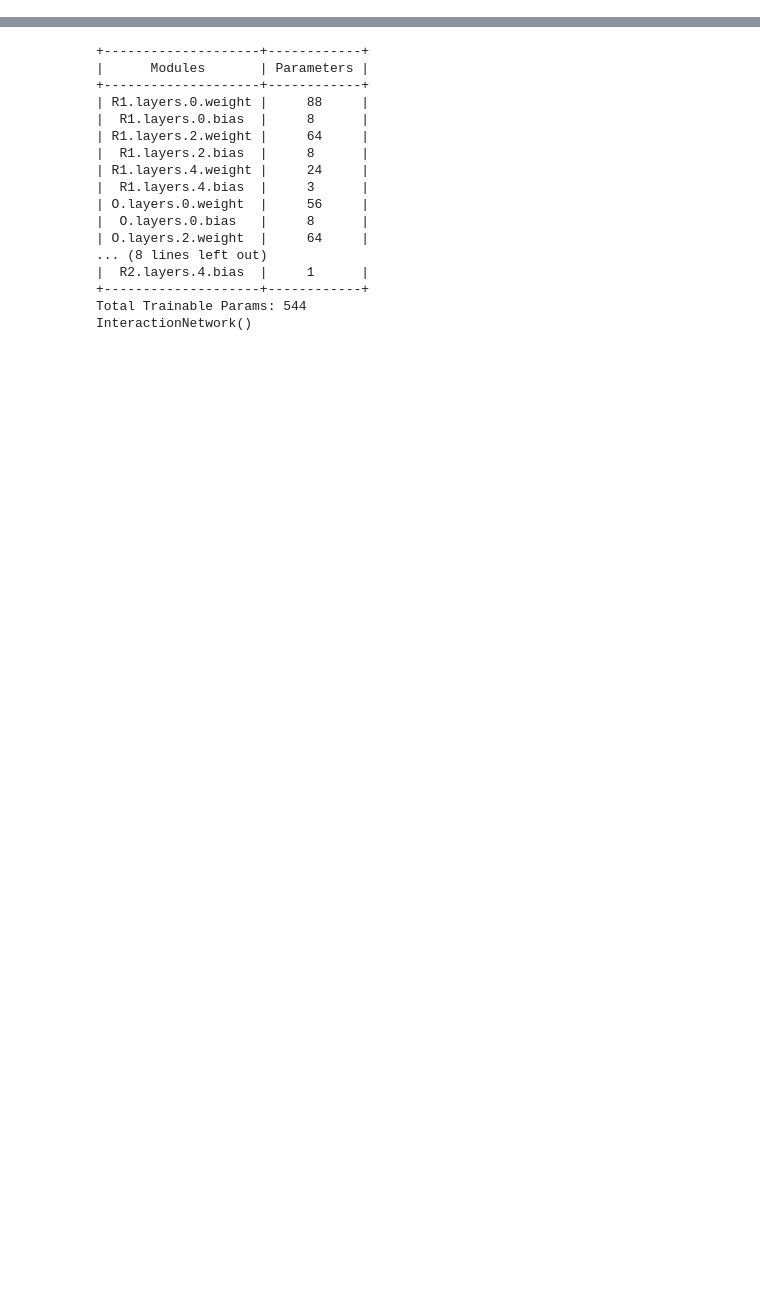
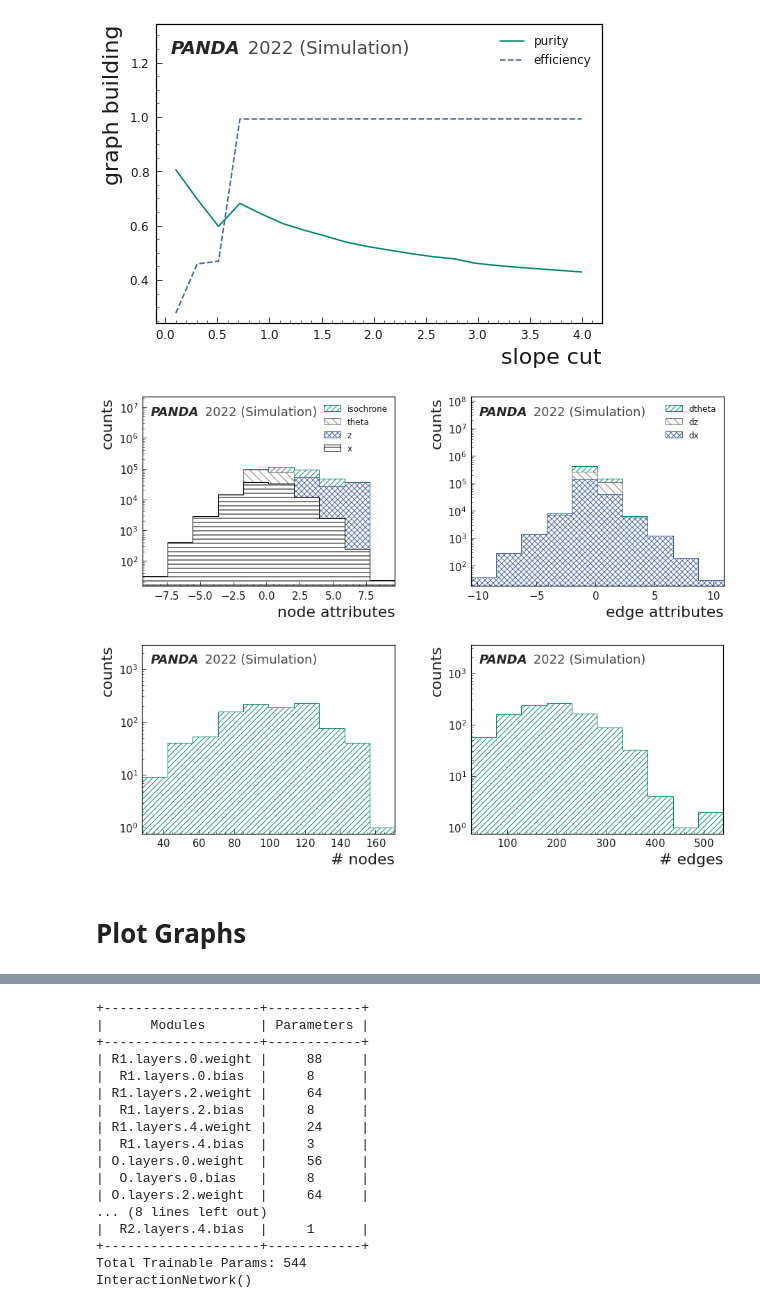
Before and after one commit to grheine/IN_hls4ml, a Jupyter notebook: IN_pipeline.ipynb, the cells around one changed output, grey strips where cells are left out. Drawn from its saved outputs; the diff is of its cells as text; code cells hidden in the pictures; blank space fills up the shorter version.

```diff
--- a/IN_pipeline.ipynb
+++ b/IN_pipeline.ipynb
@@ -87,4 +93,0 @@ plot_information(graphs=graphs).plot_graph_information()
-# %%
-# purity, efficiency, bad_graphs = evaluate_graphs(data.raw.rename(columns={'layer_id':'layer'}), graphs).evaluate_graphs()
-purity, efficiency, bad_graphs = evaluate_graphs(data.events, graphs).evaluate_graphs()
-print(np.mean(purity),np.mean(efficiency))
@@ -93,3 +97,27 @@ print(np.mean(purity),np.mean(efficiency))
+# %%
+from tqdm import tqdm
+slope = np.linspace(0.1,4,20)
+testdata = build_graphs(raw,end=100, shuffle=True, remove_duplicates=True)
+
+purities, efficiencies = np.zeros(len(slope)), np.zeros(len(slope))
+
+for i, s in enumerate(tqdm(slope)):
+    testdata.slope = s
+    testgraphs = testdata.create_graph_list(show_progress=False)
+    purity, efficiency, _ = evaluate_graphs(testdata.events, testgraphs).evaluate_graphs(show_progress=False)
+    purities[i] = np.mean(purity)
+    efficiencies[i] = np.mean(efficiency)
+
+
+plot_information().plot_purity_efficiency(slope, purities, efficiencies, 'slope cut', 'graph building')
+
+plot_information(graphs=graphs).plot_graph_information()
+# %% [output]
+[figure, added]
+[figure, added]
+[figure, added]
+# %% [markdown]
+# Plot Graphs
 # %%
 evID = np.random.randint(nevents)
 
```
Also changed, not shown: parts of 24 cells of this notebook, 14 other files.
